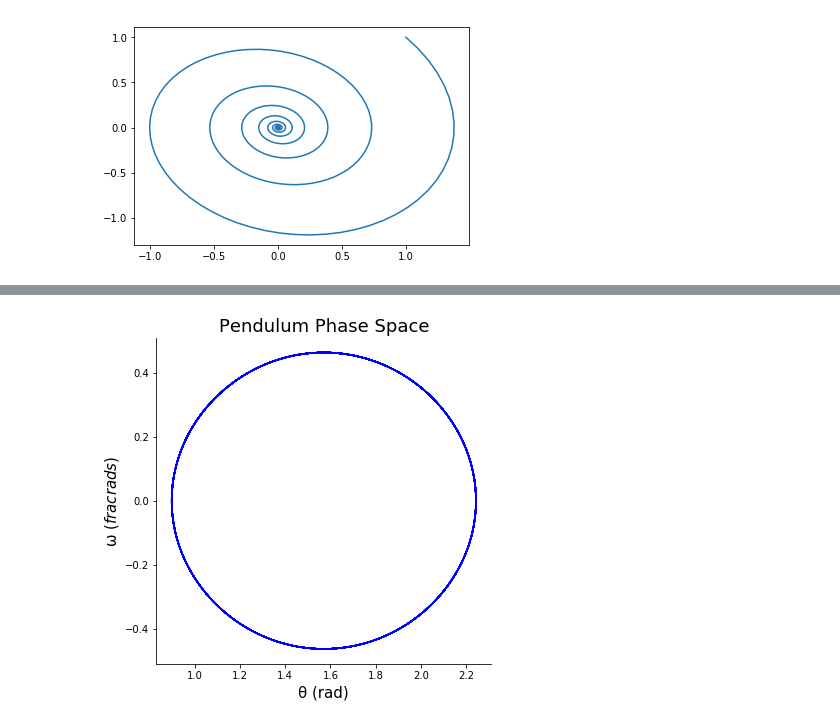
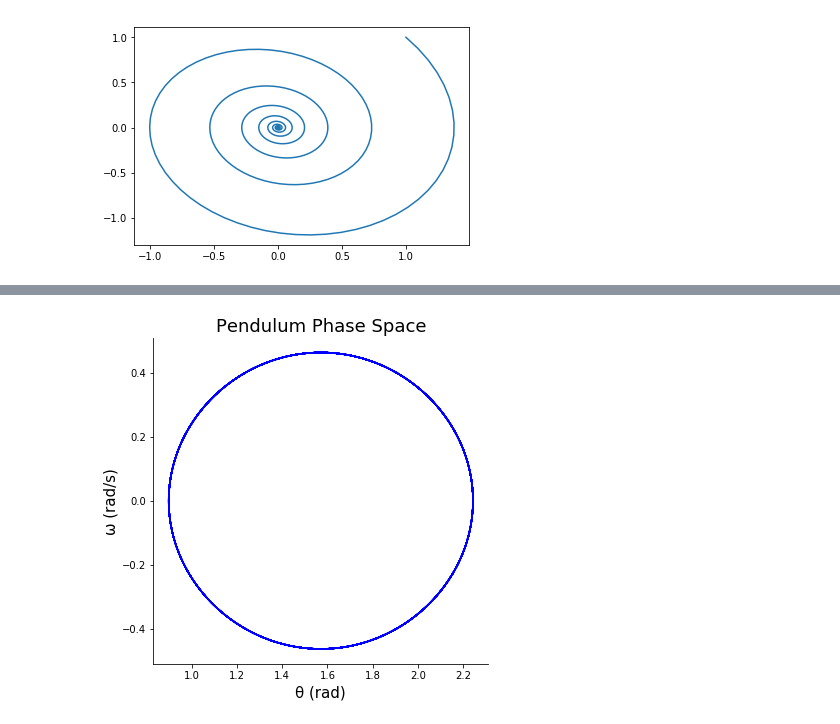
Before and after one commit to Mat092/laboratory-, a Jupyter notebook: some_try_with_odeint.ipynb, the cells around one changed output, grey strips where cells are left out. Drawn from its saved outputs; the diff is of its cells as text; code cells hidden in the pictures.

```diff
--- a/some_try_with_odeint.ipynb
+++ b/some_try_with_odeint.ipynb
@@ -67,11 +67,11 @@ plt.show()
 # %%
 #now plotting the phase space.
 
 fig, ax = plt.subplots(1,1, figsize = (6,6))
 ax.plot(sol.T[0],sol.T[1], color = "b")
 ax.set_xlabel("θ (rad)", size = 15)
-ax.set_ylabel("ω ($frac{rad}{s}$)", size = 15)
+ax.set_ylabel("ω (rad/s)", size = 15)
 ax.set_title("Pendulum Phase Space", size = 18)
 sns.despine()
 # %% [output]
-[figure, old version]
+[figure, new version]
```
Also changed, not shown: parts of 4 cells of this notebook.
